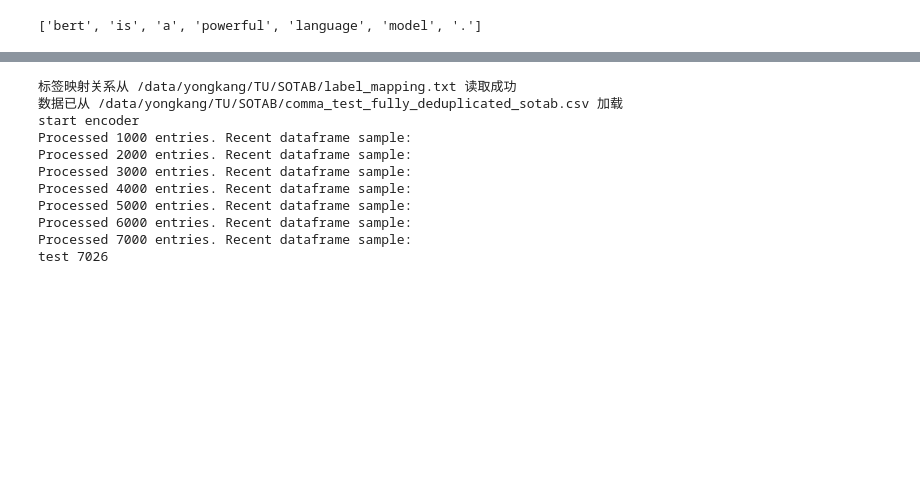
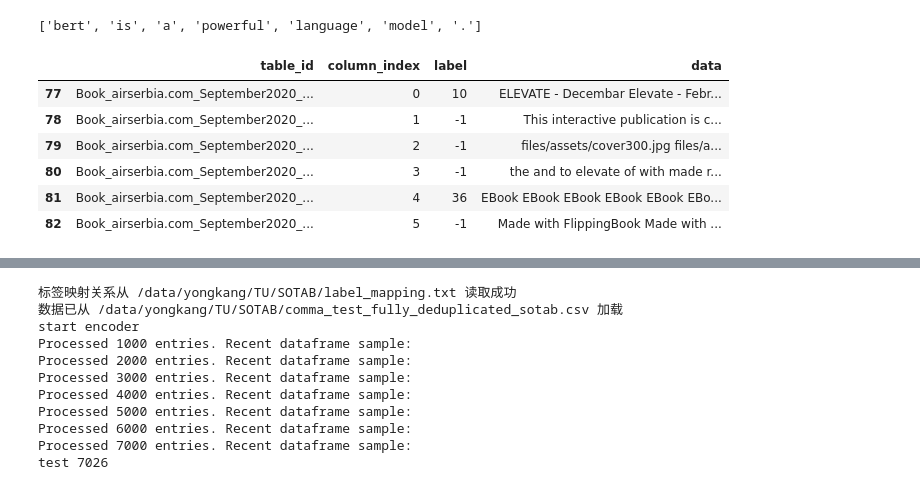
Before and after one commit to TommyDzh/watchog, a Jupyter notebook: inference_colwise_sotab copy 2.ipynb, the cells around one changed output, grey strips where cells are left out. Saved outputs shown, nothing was run; the diff lists cells and outputs as text; code cells hidden in the pictures; blank space fills up the shorter version.

```diff
--- a/inference_colwise_sotab copy 2.ipynb
+++ b/inference_colwise_sotab copy 2.ipynb
@@ -333,3 +333,13 @@ text = "BERT is a powerful language model."
 tokenizer.tokenize(text)
 # %% [output]
 ['bert', 'is', 'a', 'powerful', 'language', 'model', '.']
+# %%
+group_df
+# %% [output]
+|  | table_id | column_index | label | data |
+| 77 | Book_airserbia.com_September2020_... | 0 | 10 | ELEVATE - Decembar Elevate - Febr... |
+| 78 | Book_airserbia.com_September2020_... | 1 | -1 | This interactive publication is c... |
+| 79 | Book_airserbia.com_September2020_... | 2 | -1 | files/assets/cover300.jpg files/a... |
+| 80 | Book_airserbia.com_September2020_... | 3 | -1 | the and to elevate of with made r... |
+| 81 | Book_airserbia.com_September2020_... | 4 | 36 | EBook EBook EBook EBook EBook EBo... |
+| 82 | Book_airserbia.com_September2020_... | 5 | -1 | Made with FlippingBook Made with ... |
```
Also changed, not shown: parts of 8 cells of this notebook, 28 other files.
